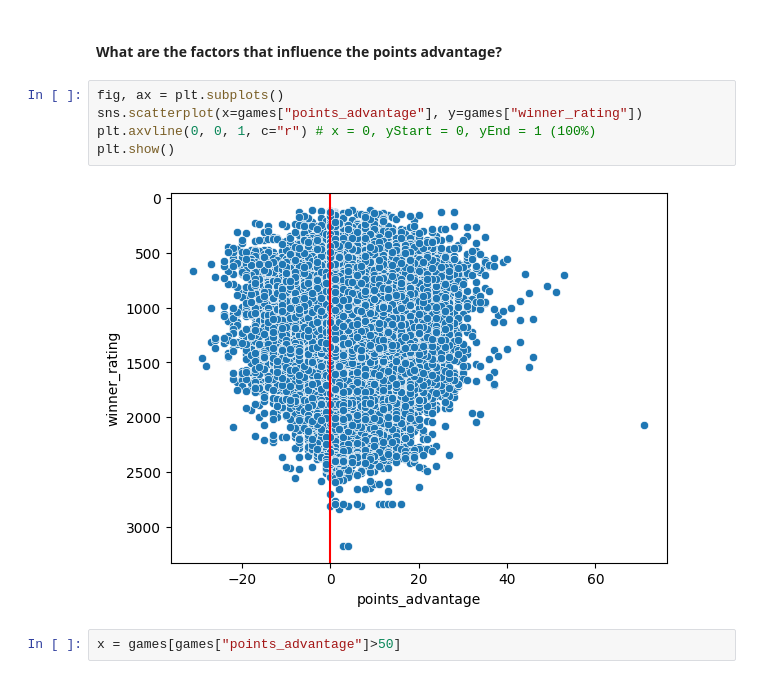
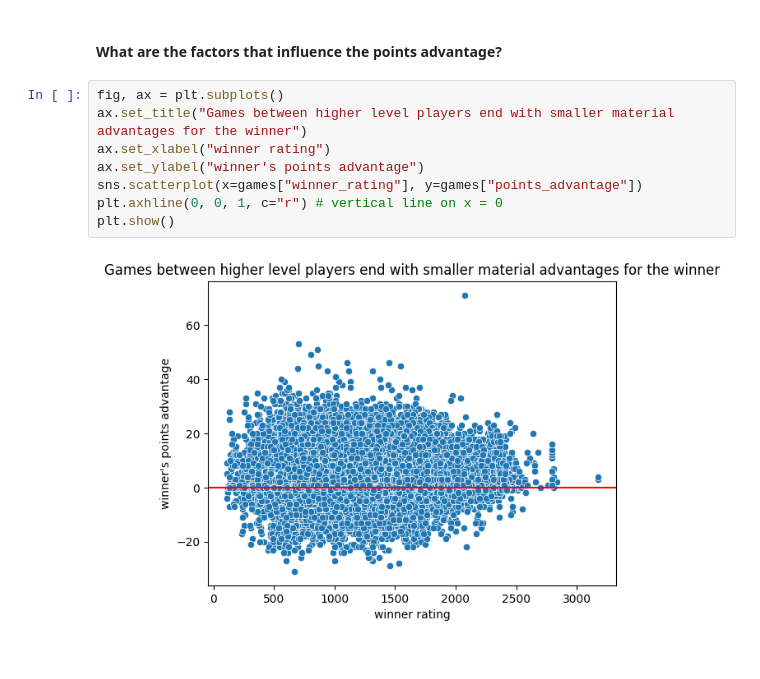
Before and after one commit to lamparelli/chess-data-analysis, a Jupyter notebook: main.ipynb, the cells around one changed output. Saved outputs shown, nothing was run; the diff lists cells and outputs as text.

Commit message:
finished points advatange analysis

```diff
--- a/main.ipynb
+++ b/main.ipynb
@@ -1257,10 +1256,11 @@ By analyzing how result types are linked to players ratings, we can observe that
 #### What are the factors that influence the points advantage?
 # %%
 fig, ax = plt.subplots()
-sns.scatterplot(x=games["points_advantage"], y=games["winner_rating"])
-plt.axvline(0, 0, 1, c="r") # x = 0, yStart = 0, yEnd = 1 (100%)
+ax.set_title("Games between higher level players end with smaller material advantages for the winner")
+ax.set_xlabel("winner rating")
+ax.set_ylabel("winner's points advantage")
+sns.scatterplot(x=games["winner_rating"], y=games["points_advantage"])
+plt.axhline(0, 0, 1, c="r") # vertical line on x = 0
 plt.show()
 # %% [output]
-[figure, old version]
+[figure, new version]
-# %%
-x = games[games["points_advantage"]>50]
```
Also changed, not shown: parts of 8 cells of this notebook.
